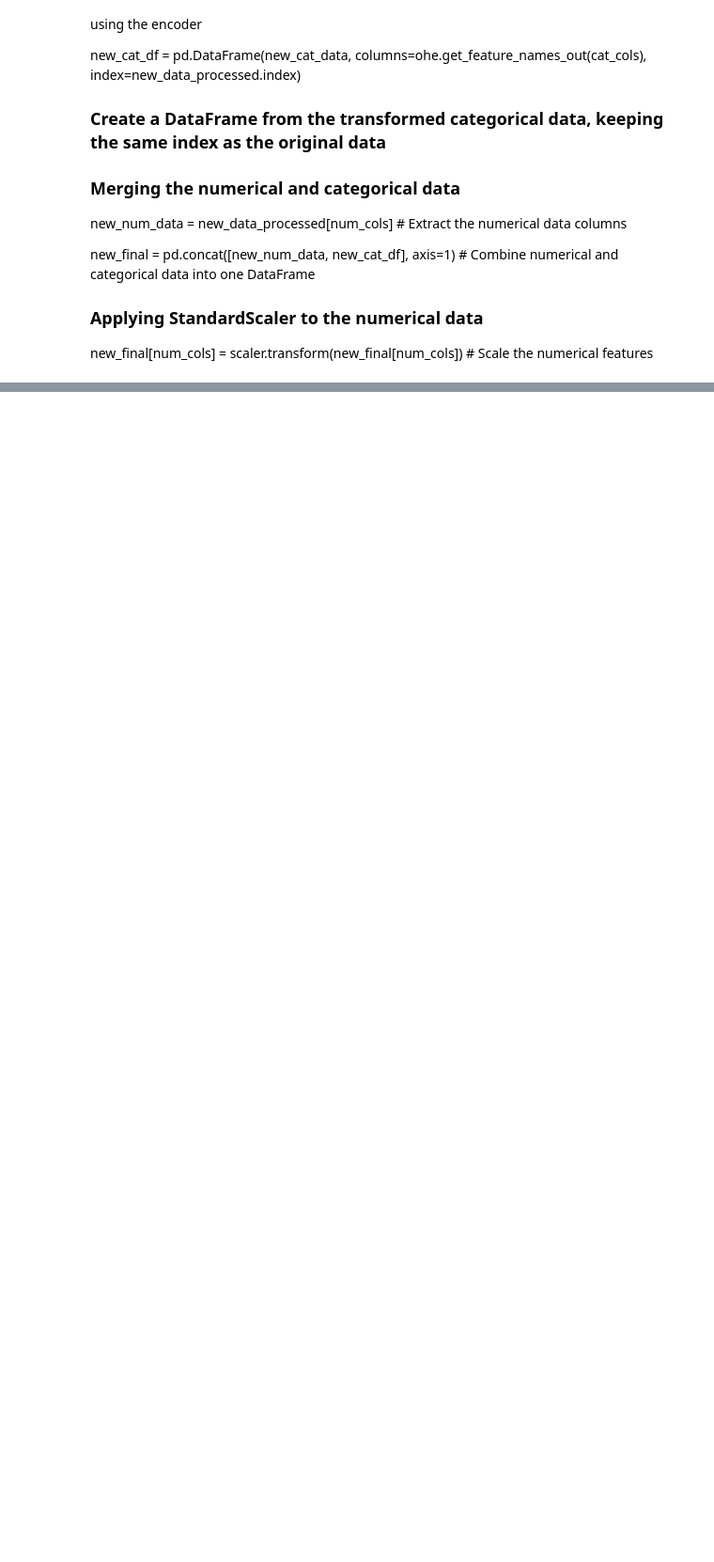
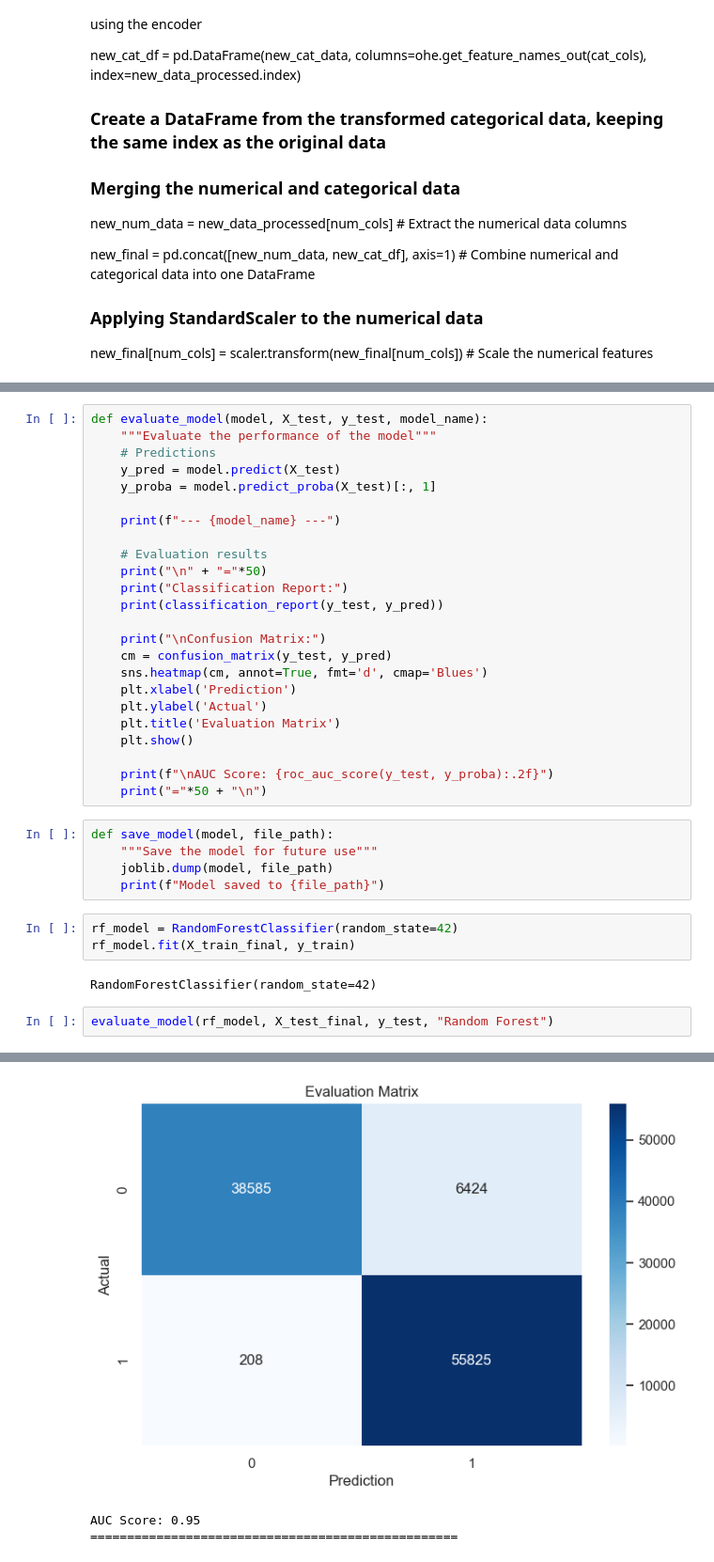
Before and after one commit to n-hesham/Customer-Churn-Prediction-G1, a Jupyter notebook: notebooks/churn_prediction.ipynb, the cells around one changed output, grey strips where cells are left out. Shown at 94% size. Saved outputs shown, nothing was run; the diff lists cells and outputs as text; blank space fills up the shorter version.

```diff
--- a/notebooks/churn_prediction.ipynb
+++ b/notebooks/churn_prediction.ipynb
@@ -471,0 +481,37 @@ new_final[num_cols] = scaler.transform(new_final[num_cols])  # Scale the numeric
+# %%
+def evaluate_model(model, X_test, y_test, model_name):
+    """Evaluate the performance of the model"""
+    # Predictions
+    y_pred = model.predict(X_test)
+    y_proba = model.predict_proba(X_test)[:, 1]
+
+    print(f"--- {model_name} ---")
+
+    # Evaluation results
+    print("\n" + "="*50)
+    print("Classification Report:")
+    print(classification_report(y_test, y_pred))
+
+    print("\nConfusion Matrix:")
+    cm = confusion_matrix(y_test, y_pred)
+    sns.heatmap(cm, annot=True, fmt='d', cmap='Blues')
+    plt.xlabel('Prediction')
+    plt.ylabel('Actual')
+    plt.title('Evaluation Matrix')
+    plt.show()
+
+    print(f"\nAUC Score: {roc_auc_score(y_test, y_proba):.2f}")
+    print("="*50 + "\n")
+# %%
+def save_model(model, file_path):
+    """Save the model for future use"""
+    joblib.dump(model, file_path)
+    print(f"Model saved to {file_path}")
+# %%
+rf_model = RandomForestClassifier(random_state=42)
+rf_model.fit(X_train_final, y_train)
+# %% [output]
+RandomForestClassifier(random_state=42)
+# %%
+evaluate_model(rf_model, X_test_final, y_test, "Random Forest")
+# %% [output]
@@ -471,0 +533,3 @@ new_final[num_cols] = scaler.transform(new_final[num_cols])  # Scale the numeric
+[figure, added]
+AUC Score: 0.95
+==================================================
```
Also changed, not shown: parts of 21 cells of this notebook, 10 other files.
